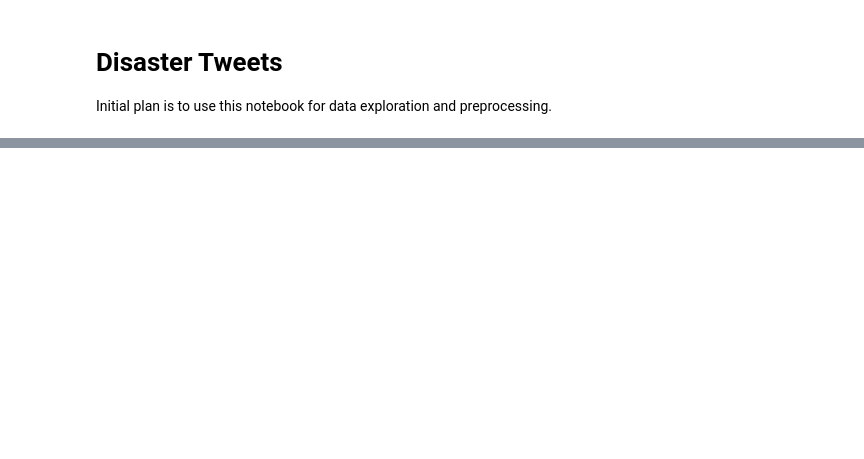
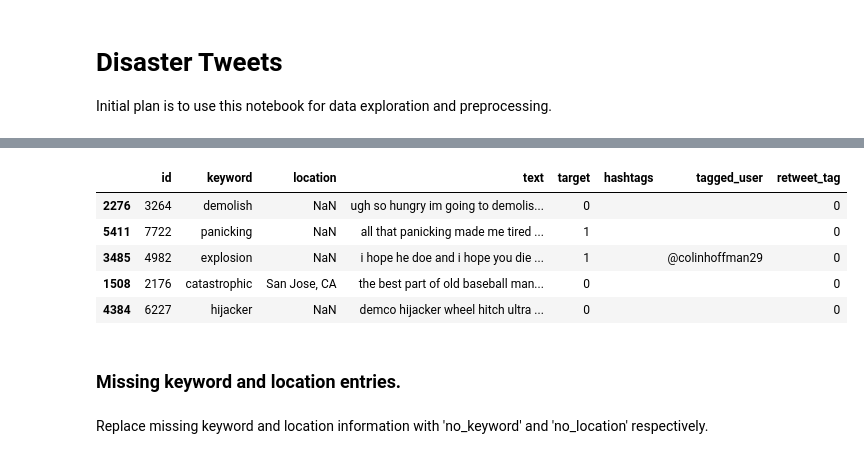
Before and after one commit to dwalkup/disaster_tweet_prediction, a Jupyter notebook: notebooks/disaster_tweet_data_processing.ipynb, the cells around one changed output, grey strips where cells are left out. Cells and saved outputs as stored; diff of their text form; code cells hidden in the pictures; blank space fills up the shorter version.

```diff
--- a/notebooks/disaster_tweet_data_processing.ipynb
+++ b/notebooks/disaster_tweet_data_processing.ipynb
@@ -357,0 +540,13 @@ test_pred = model.predict(test_input)
+# %%
+lemmatized_train_df = cleaned_train_df.copy()
+# %%
+lemmatized_train_df['text'] = lemmatized_train_df['text'].apply(lambda x: text_normalize(x, lemmatize_it = True))
+# %%
+lemmatized_train_df.sample(5)
+# %% [output]
+|  | id | keyword | location | text | target | hashtags | tagged_user | retweet_tag |
+| 2276 | 3264 | demolish | NaN | ugh so hungry im going to demolis... | 0 |  |  | 0 |
+| 5411 | 7722 | panicking | NaN | all that panicking made me tired ... | 1 |  |  | 0 |
+| 3485 | 4982 | explosion | NaN | i hope he doe and i hope you die ... | 1 |  | @colinhoffman29 | 0 |
+| 1508 | 2176 | catastrophic | San Jose, CA | the best part of old baseball man... | 0 |  |  | 0 |
+| 4384 | 6227 | hijacker | NaN | demco hijacker wheel hitch ultra ... | 0 |  |  | 0 |
@@ -357,0 +556,4 @@ test_pred = model.predict(test_input)
+# %% [markdown]
+### Missing keyword and location entries.
+# %% [markdown]
+Replace missing keyword and location information with 'no_keyword' and 'no_location' respectively.
```
Also changed, not shown: parts of 111 cells of this notebook, 1 other file.
